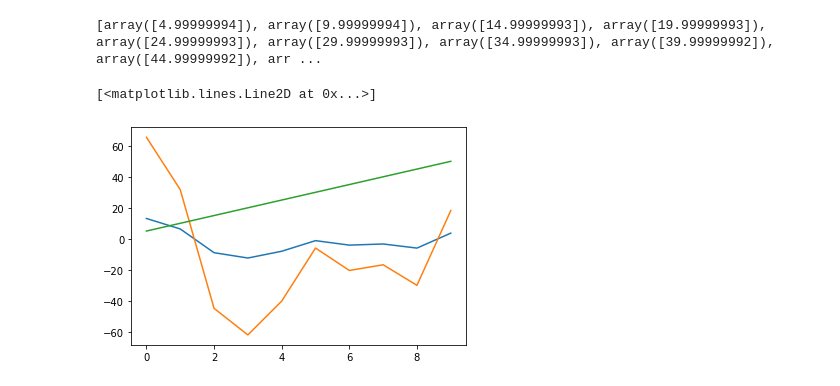
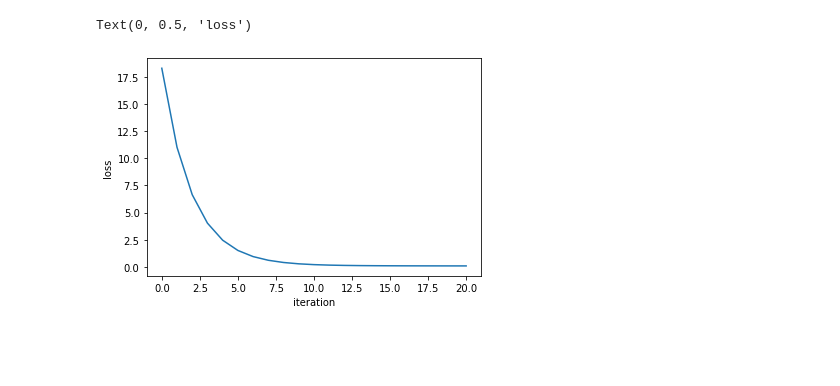
Before and after one commit to HazemHassine/Machine-Learning-Components, a Jupyter notebook: LinearRegression_GradientDescent.ipynb, the cells around one changed output. Saved outputs shown, nothing was run; the diff lists cells and outputs as text; code cells hidden in the pictures; blank space fills up the shorter version.

Commit message:
Updated version of LinearRegression_GradientDescent, that actually works x'd

```diff
--- a/LinearRegression_GradientDescent.ipynb
+++ b/LinearRegression_GradientDescent.ipynb
@@ -53,10 +2,0 @@ for epoch in range(800):
-# %%
-import matplotlib.pyplot as plt
-line = [w*i+ b for i in range(1, len(x)+1)]
-plt.plot(range(len(x)),x)
-plt.plot(range(len(y)),y)
-plt.plot(range(len(line)), np.array(line))
-# %% [output]
-[array([4.99999994]), array([9.99999994]), array([14.99999993]), array([19.99999993]), array([24.99999993]), array([29.99999993]), array([34.99999993]), array([39.99999992]), array([44.99999992]), arr ...
-[<matplotlib.lines.Line2D at 0x...>]
-[figure, removed]
@@ -62,0 +67,18 @@ plt.plot(range(len(line)), np.array(line))
+# %%
+X = []
+for i in range(0,100):
+  X.append(i/100)
+Y = []
+for x in X:
+  Y.append((x*1.3 + 5) * np.random.uniform(0.98,1.2))
+X = np.array(X)
+Y = np.array(Y)
+clf = linear_regression()
+hist,w,b = clf.train(X,Y,iter=200)
+# %%
+plt.plot(range(len(hist)),hist)
+plt.xlabel("iteration")
+plt.ylabel("loss")
+# %% [output]
+Text(0, 0.5, 'loss')
+[figure, added]
```
Also changed, not shown: parts of 4 cells of this notebook.
